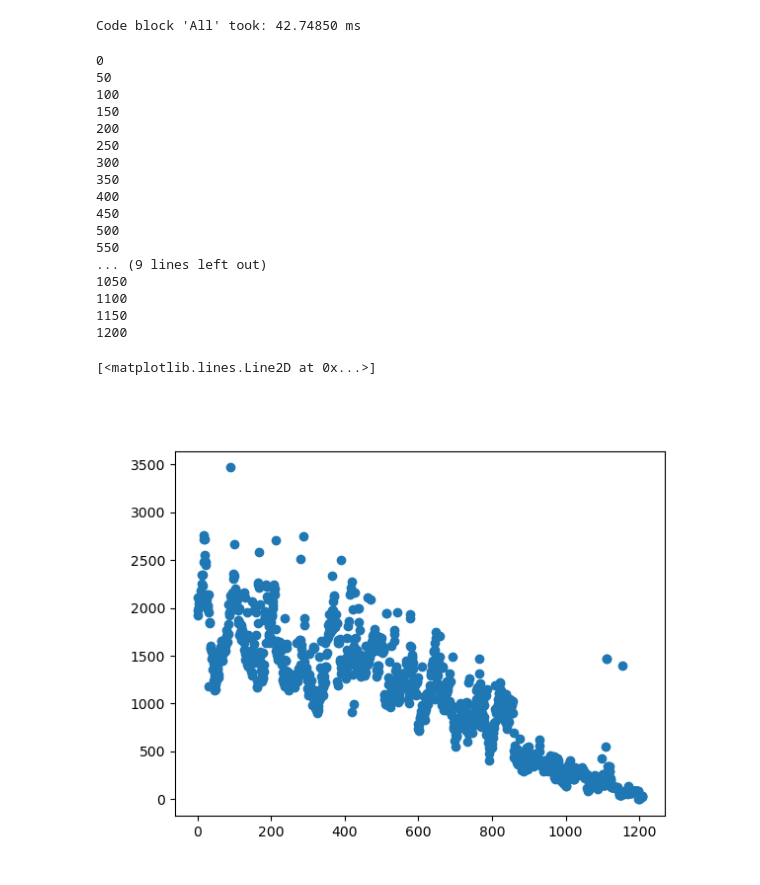
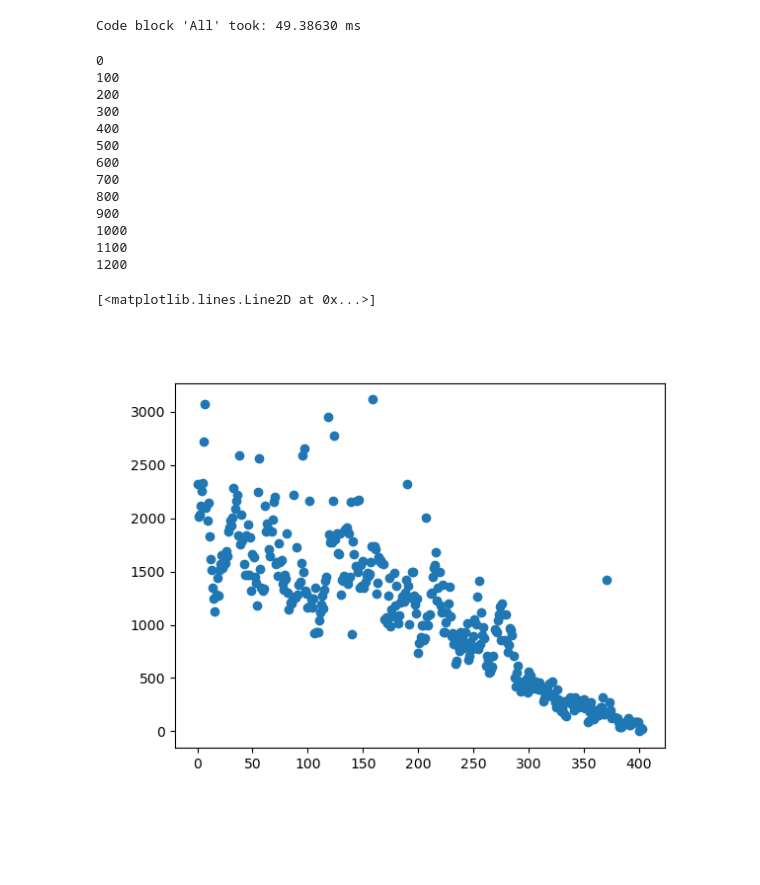
Before and after one commit to hb128/criticality_monitor, a Jupyter notebook: cml.ipynb, the cells around one changed output. Cells and saved outputs as stored; diff of their text form; code cells hidden in the pictures; blank space fills up the shorter version.

```diff
--- a/cml.ipynb
+++ b/cml.ipynb
@@ -42,7 +43,17 @@ def cml_analyse(path,plot_save_path='cm_analysis/',search_radius=2):
     results['p1'] = p1
     results['p1_avg'] = p1_avg
     results['p2'] = p2
+    results['distances2'] = np.diagonal(D2,offset=1)
     results['trivial_length'] = getPathLength(p2)
+    if len(results['distances2'])>1:
+        cumsum=np.cumsum(results['distances2'])
+        idx=np.argmax(cumsum>results['trivial_length']/2)
+        fLarger=cumsum[idx]/results['trivial_length']-0.5
+        fSmaller=0.5-cumsum[idx-1]/results['trivial_length']
+        center=np.sum([results['p2'][idx-1]*fSmaller,results['p2'][idx]*fLarger],axis=0)/(fLarger+fSmaller)
+    else:
+        center = p2[0]
+    results['trivial_center'] = center
     results['name'] = name
     results['date'] = datetime.strptime(os.path.splitext(name)[0],'%Y%m%d_%H%M%S')
     #results['osmr_length'] = getPathLength(match0NoLoop)
@@ -53,44 +64,41 @@ def cml_analyse(path,plot_save_path='cm_analysis/',search_radius=2):
 with CodeTimer('All'):
     results = cml_analyse('cm_logs/20220624_215158.txt',plot_save_path='')
 # %% [output]
-Code block 'All' took: 42.74850 ms
+Code block 'All' took: 49.38630 ms
 # %%
 results_all = dict()
 for ii,entry in enumerate(os.scandir('cm_logs')):
-    if ii%1==0:
+    if ii%3==0:
         if entry.path.endswith(".txt"):
             #print(entry.path)
             result = cml_analyse(entry.path,plot_save_path='')
             for k in result:
                 if k not in results_all:
                     results_all[k] = []
                 results_all[k].append(result[k])
             #sleep(1)
-    if ii%50==0:
+    if ii%100==0:
         print(ii)
+results_all['trivial_center'] = np.array(results_all['trivial_center'])
 %matplotlib widget
 #plt.figure(figsize=(20,10))
 plt.plot(results_all['trivial_length'],'o')
 # %% [output]
 0
-50
 100
-150
 200
-250
 300
-350
 400
-450
 500
-550
-... (9 lines left out)
-1050
+600
+700
+800
+900
+1000
 1100
-1150
 1200
 [<matplotlib.lines.Line2D at 0x...>]
-[figure, old version]
+[figure, new version]
 # %%
 %matplotlib widget
 #plt.figure(figsize=(20,10))
```
Also changed, not shown: parts of 6 cells of this notebook, 1 other file.
